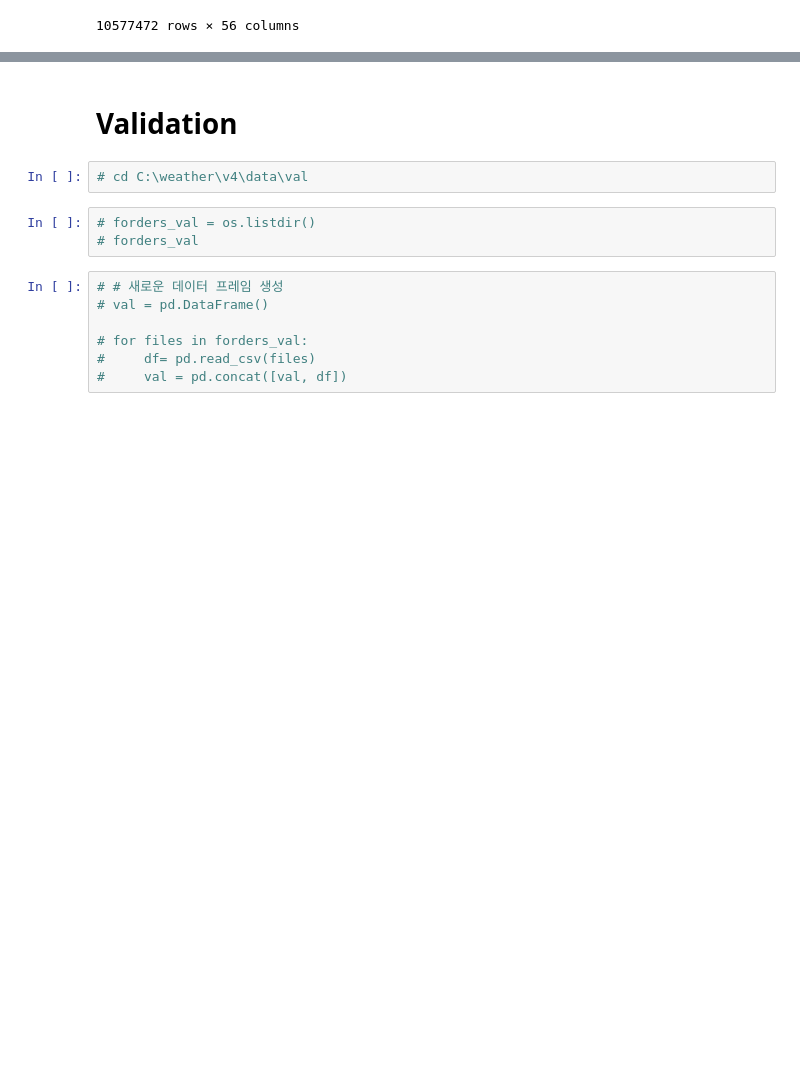
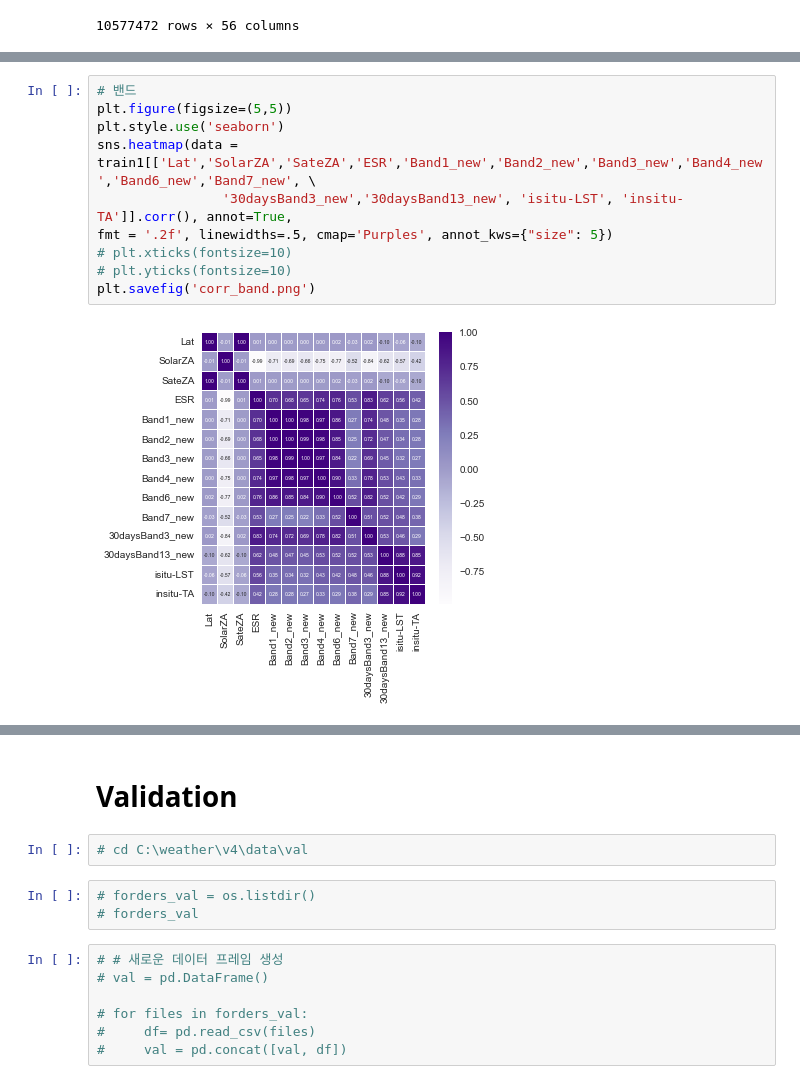
Before and after one commit to lala991204/Contest_weather, a Jupyter notebook: FFNN/v_rota/Feed_Forward_regressor_v_rota.ipynb, the cells around one changed output, grey strips where cells are left out. Drawn from its saved outputs; the diff is of its cells as text; blank space fills up the shorter version.

```diff
--- a/FFNN/v_rota/Feed_Forward_regressor_v_rota.ipynb
+++ b/FFNN/v_rota/Feed_Forward_regressor_v_rota.ipynb
@@ -133,0 +212,12 @@ train
+# %%
+# 밴드
+plt.figure(figsize=(5,5))
+plt.style.use('seaborn')
+sns.heatmap(data = train1[['Lat','SolarZA','SateZA','ESR','Band1_new','Band2_new','Band3_new','Band4_new','Band6_new','Band7_new', \
+                '30daysBand3_new','30daysBand13_new', 'isitu-LST', 'insitu-TA']].corr(), annot=True,
+fmt = '.2f', linewidths=.5, cmap='Purples', annot_kws={"size": 5})
+# plt.xticks(fontsize=10)
+# plt.yticks(fontsize=10)
+plt.savefig('corr_band.png')
+# %% [output]
+[figure, added]
```
Also changed, not shown: parts of 10 cells of this notebook, 3 other files.
